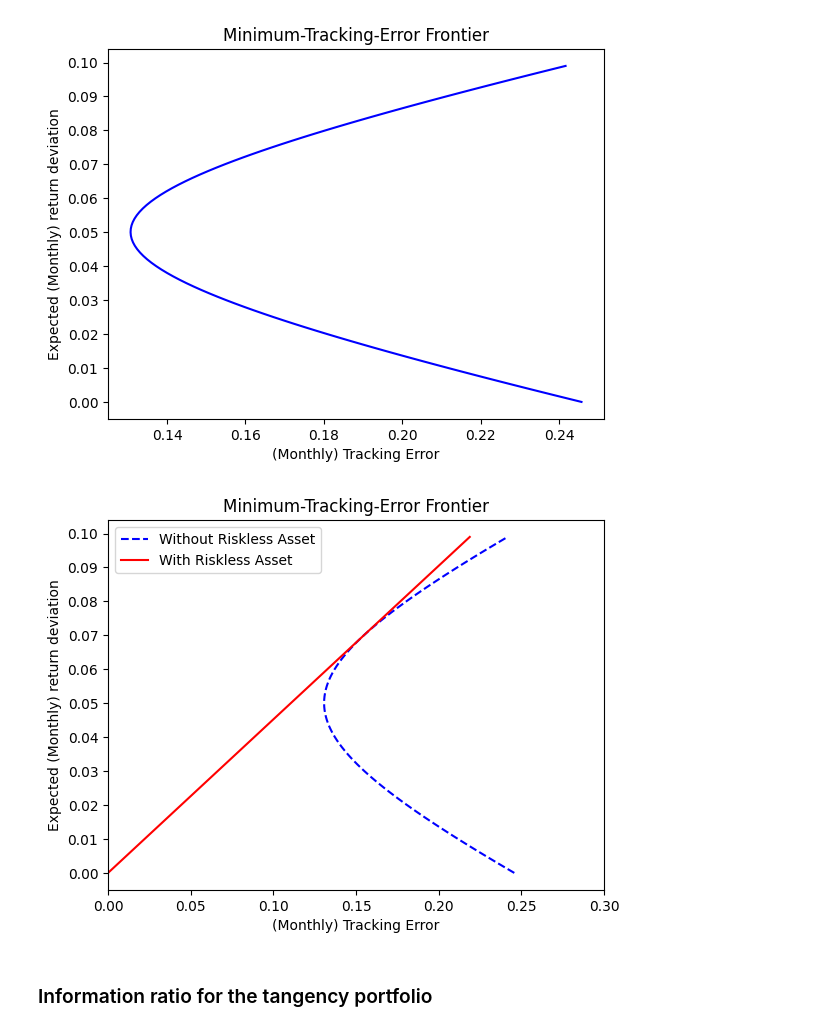
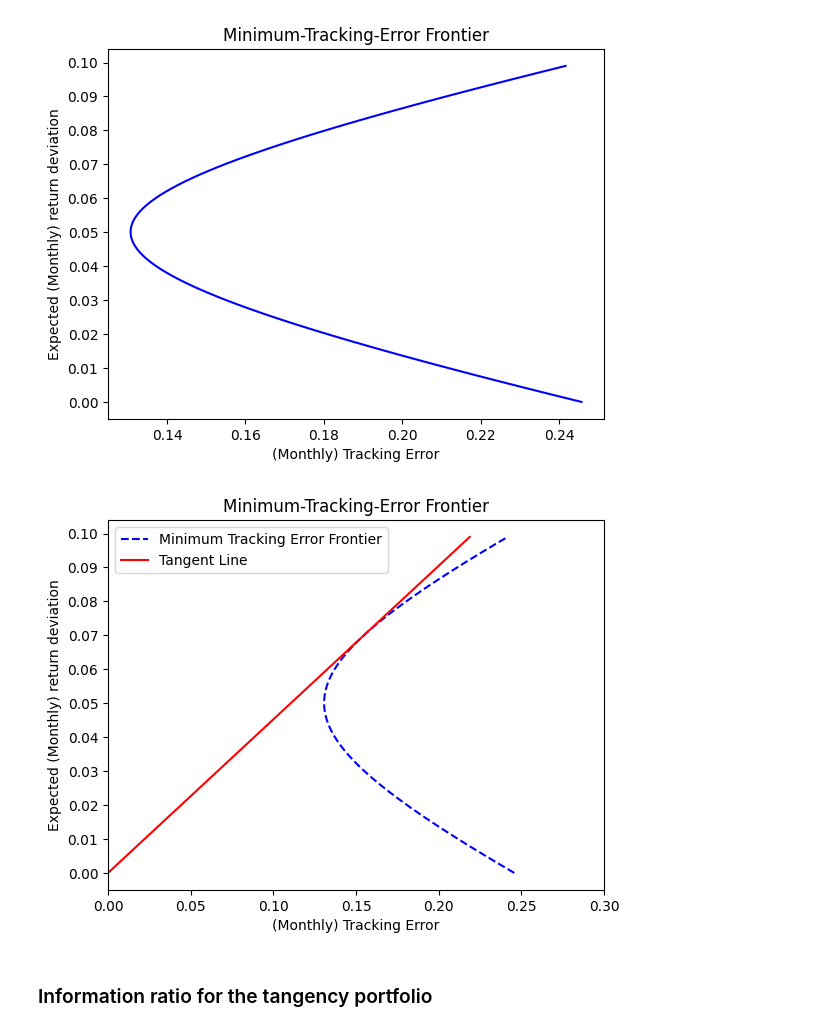
Before and after one commit to BennyAng48/QF600, a Jupyter notebook: Session_5_Efficient_Frontier_Revisited_final.ipynb, the cells around one changed output. Drawn from its saved outputs; the diff is of its cells as text; code cells hidden in the pictures.

```diff
--- a/Session_5_Efficient_Frontier_Revisited_final.ipynb
+++ b/Session_5_Efficient_Frontier_Revisited_final.ipynb
@@ -124,18 +127,27 @@ Minimum_tracking_error_frontier["Riskless_Variance"]=((Minimum_tracking_error_fr
 Minimum_tracking_error_frontier["Riskless_SD"]=np.sqrt(Minimum_tracking_error_frontier["Riskless_Variance"])
 Minimum_tracking_error_frontier["Riskless_SD"] = (Minimum_tracking_error_frontier.index-rf)/np.sqrt(Zeta - 2*Alpha*rf + Delta*(rf**2))
 # %%
-plt.plot(Minimum_tracking_error_frontier["SD"], Minimum_tracking_error_frontier.index, color='blue', linestyle='--', label = "Without Riskless Asset")
-plt.plot(Minimum_tracking_error_frontier["Riskless_SD"], Minimum_tracking_error_frontier.index, color='red', linestyle='-', label = "With Riskless Asset")
+plt.plot(Minimum_tracking_error_frontier["SD"],
+         Minimum_tracking_error_frontier.index,
+         color='blue',
+         linestyle='--',
+         label = "Minimum Tracking Error Frontier")
+
+plt.plot(Minimum_tracking_error_frontier["Riskless_SD"],
+         Minimum_tracking_error_frontier.index,
+         color='red',
+         linestyle='-',
+         label = "Tangent Line")
 
 plt.yticks(np.arange(0, 0.11, 0.01))
 plt.xlim(0,0.3)
 plt.xlabel('(Monthly) Tracking Error')
 plt.ylabel('Expected (Monthly) return deviation')
 plt.title('Minimum-Tracking-Error Frontier')
 plt.legend()
 plt.show()
 # %% [output]
-[figure, old version]
+[figure, new version]
 # %% [markdown]
 ### Information ratio for the tangency portfolio
 # %%
```
Also changed, not shown: parts of 5 cells of this notebook.
